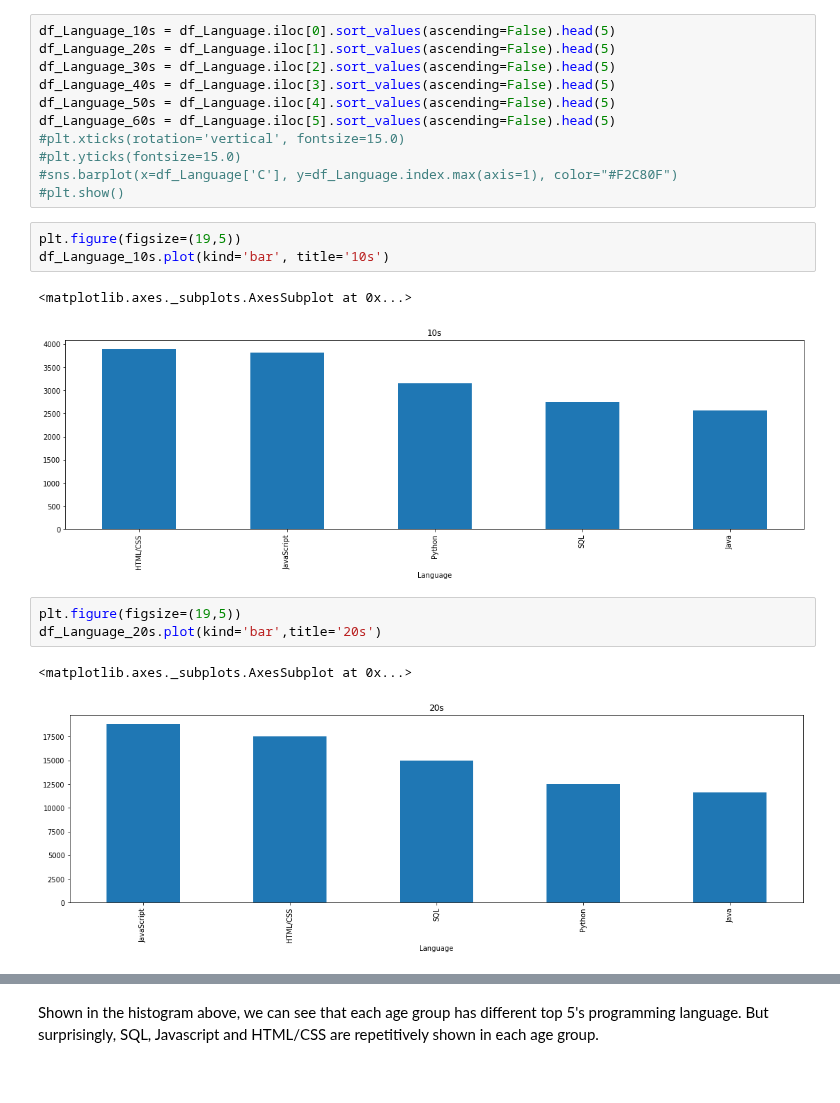
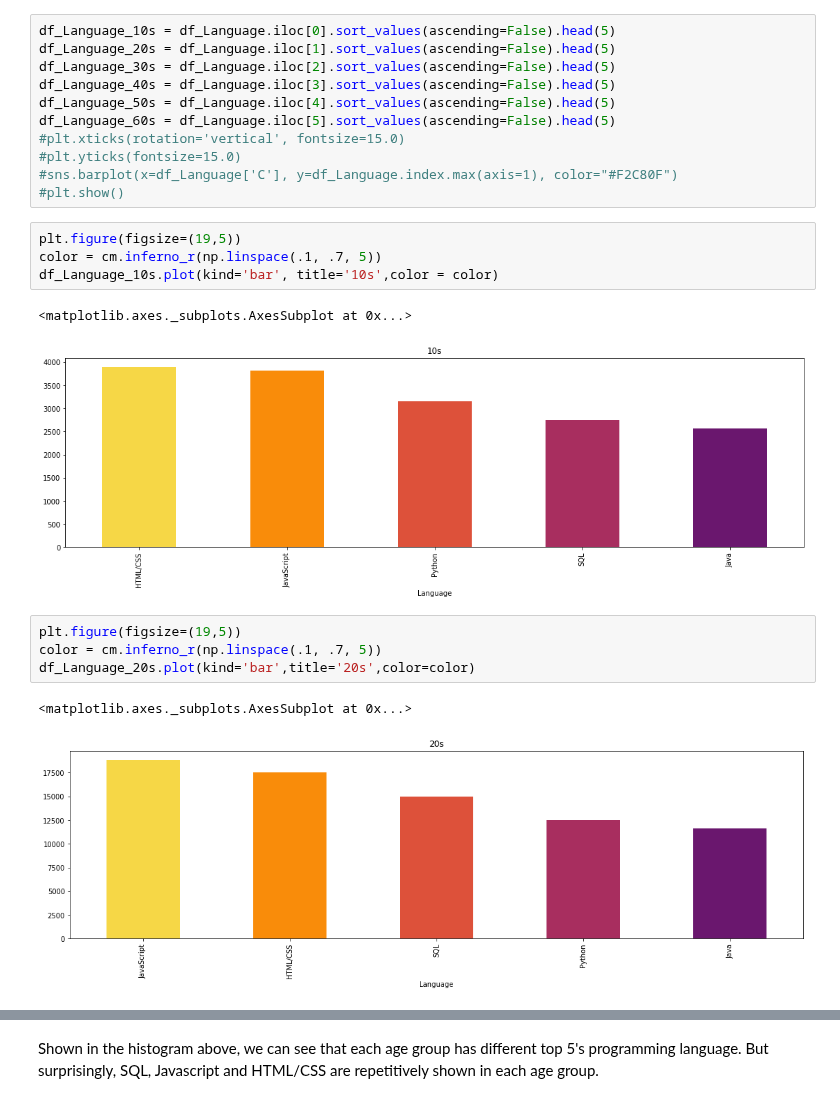
Before and after one commit to yessymarie/dsblogpost, a Jupyter notebook: main.ipynb, the cells around one changed output, grey strips where cells are left out. Drawn from its saved outputs; the diff is of its cells as text.

```diff
--- a/main.ipynb
+++ b/main.ipynb
@@ -140,15 +137,17 @@ df_Language_60s = df_Language.iloc[5].sort_values(ascending=False).head(5)
 #plt.show()
 # %%
 plt.figure(figsize=(19,5))
-df_Language_10s.plot(kind='bar', title='10s')
+color = cm.inferno_r(np.linspace(.1, .7, 5))
+df_Language_10s.plot(kind='bar', title='10s',color = color)
 # %% [output]
 <matplotlib.axes._subplots.AxesSubplot at 0x...>
-[figure, old version]
+[figure, new version]
 # %%
 plt.figure(figsize=(19,5))
-df_Language_20s.plot(kind='bar',title='20s')
+color = cm.inferno_r(np.linspace(.1, .7, 5))
+df_Language_20s.plot(kind='bar',title='20s',color=color)
 # %% [output]
 <matplotlib.axes._subplots.AxesSubplot at 0x...>
-[figure, old version]
+[figure, new version]
 # %%
 plt.figure(figsize=(19,5))
```
Also changed, not shown: parts of 6 cells of this notebook.
